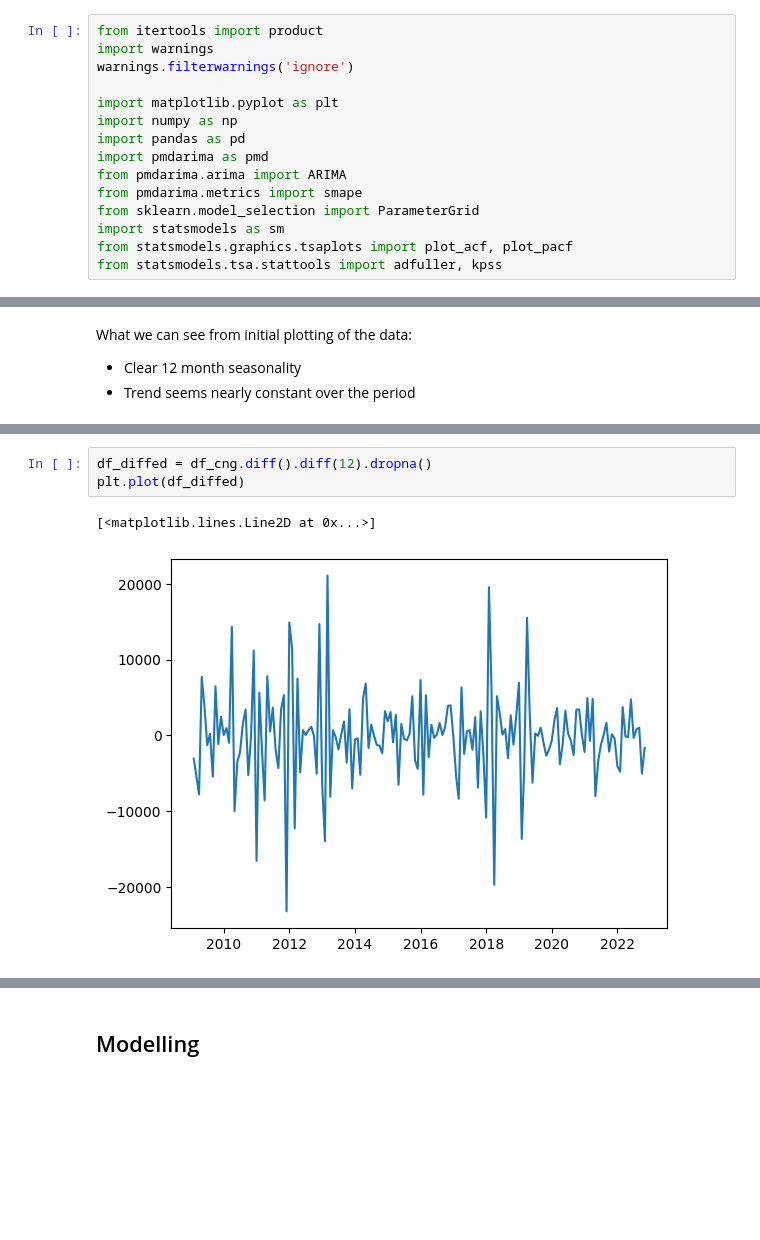
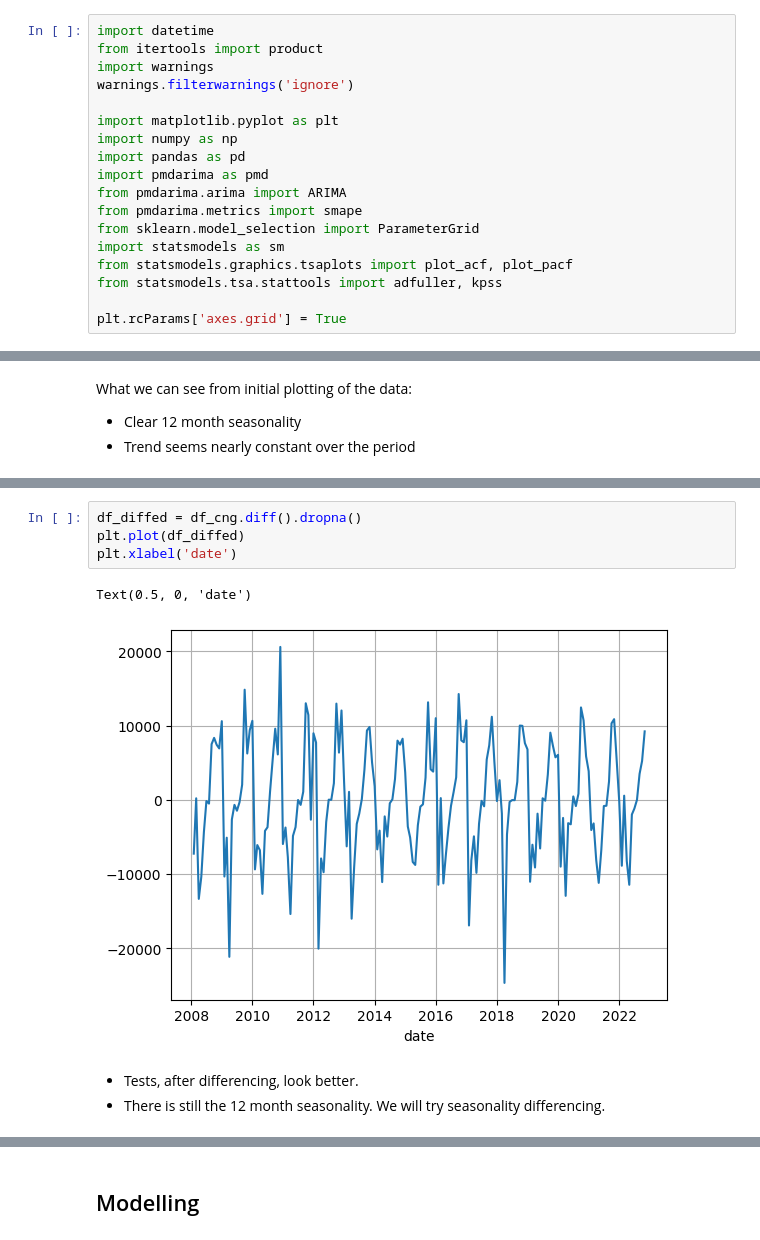
Before and after one commit to NevoleMarek/NI-SCR-assignment, a Jupyter notebook: project.ipynb, the cells around one changed output, grey strips where cells are left out. Cells and saved outputs as stored; diff of their text form; blank space fills up the shorter version.

```diff
--- a/project.ipynb
+++ b/project.ipynb
@@ -9,6 +9,7 @@ This repository contains the exam project for the "NI-SCR" course of Statistical
 # %% [markdown]
 ## Imports
 # %%
+import datetime
 from itertools import product
 import warnings
 warnings.filterwarnings('ignore')
@@ -23,6 +24,8 @@ from sklearn.model_selection import ParameterGrid
 import statsmodels as sm
 from statsmodels.graphics.tsaplots import plot_acf, plot_pacf
 from statsmodels.tsa.stattools import adfuller, kpss
+
+plt.rcParams['axes.grid'] = True
 # %% [markdown]
 ## Data
 # %% [markdown]
@@ -241,9 +209,13 @@ look-up table. The actual p-value is greater than the p-value returned.
 # %%
-df_diffed = df_cng.diff().diff(12).dropna()
+df_diffed = df_cng.diff().dropna()
 plt.plot(df_diffed)
+plt.xlabel('date')
 # %% [output]
-[<matplotlib.lines.Line2D at 0x...>]
+Text(0.5, 0, 'date')
-[figure, old version]
+[figure, new version]
+# %% [markdown]
+* Tests, after differencing, look better.
+* There is still the 12 month seasonality. We will try seasonality differencing.
 # %%
 adf(df_diffed, autolag='AIC', maxlag=25)
 print('-------------------------------------------')
```
Also changed, not shown: parts of 30 cells of this notebook, 1 other file.
